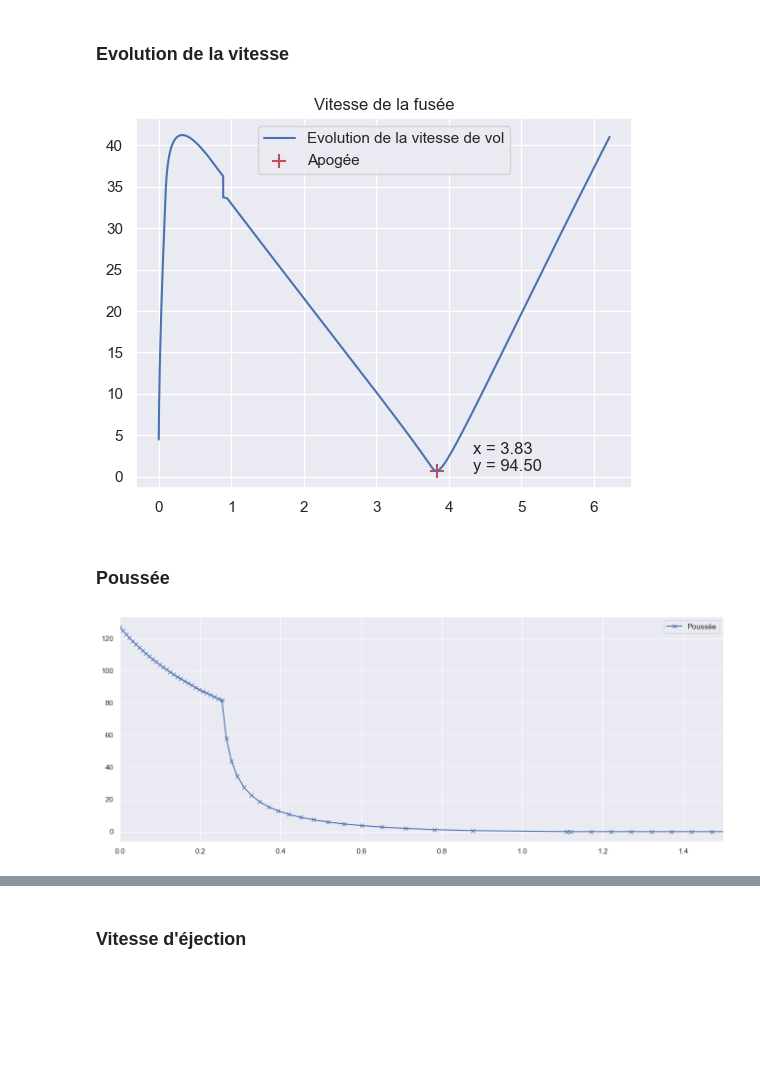
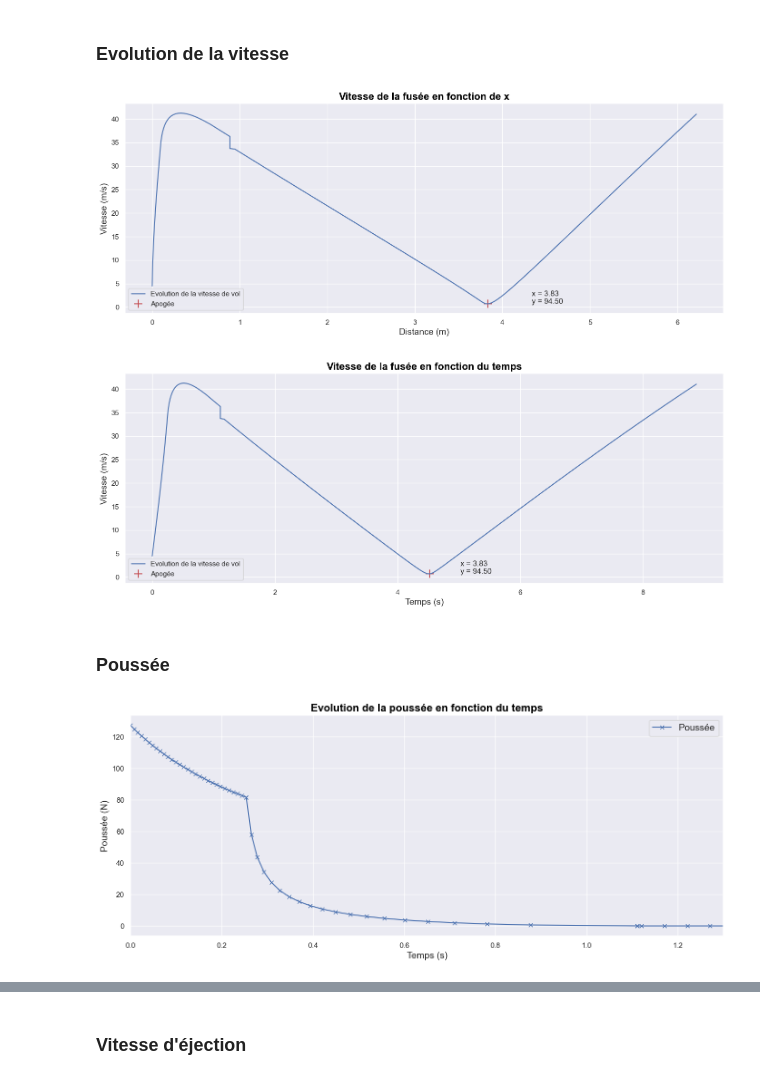
Before and after one commit to MohamedNennouche/Water-rocket-launch-simulator, a Jupyter notebook: draft.ipynb, the cells around one changed output, grey strips where cells are left out. Saved outputs shown, nothing was run; the diff lists cells and outputs as text; code cells hidden in the pictures; blank space fills up the shorter version.

```diff
--- a/draft.ipynb
+++ b/draft.ipynb
@@ -264,3 +264,24 @@ plt.show()
 # %% [output]
 <Figure size 640x480 with 0 Axes>
 [figure]
+# %%
+plt.figure()
+plt.figure(figsize=(15,6))
+plt.plot(calcul_reel["x(t)"],calcul_reel["y(t)"], label="Trajectoire de tir")
+plt.scatter(calcul_reel["x(t)"].loc[calcul_reel["y(t)"].argmax()],calcul_reel["y(t)"].loc[calcul_reel["y(t)"].argmax()], label='Apogée', marker="x", s=90, color=(0.25,0.25,0.5))
+plt.scatter(calcul_reel["x(t)"].loc[calcul_reel["Vitesse de la fusée"].argmax()],calcul_reel["y(t)"].loc[calcul_reel["Vitesse de la fusée"].argmax()], label='Vitesse max', marker="+", s=90, color=(0.1,0.5,0.1))
+plt.scatter(calcul_reel["x(t)"].loc[calcul_reel["Poussée"].argmax()],calcul_reel["y(t)"].loc[calcul_reel["Poussée"].argmax()], label='Poussée max', marker="x", s=90, color=(0.9,0.4,0.5))
+plt.scatter(calcul_reel["x(t)"].loc[calcul_reel["Accélération"].argmax()],calcul_reel["y(t)"].loc[calcul_reel["Accélération"].argmax()], label='Accélération max', marker="x", s=90, color=(0.3,0.4,0.5))
+
+plt.scatter(calcul_reel["x(t)"].loc[calcul_reel["Résistance de l'air"].argmax()],calcul_reel["y(t)"].loc[calcul_reel["Résistance de l'air"].argmax()], label="Résistance de l'air max", marker="2", s=90, color=(0.1,0.1,0.1))
+plt.legend()
+font = {'family': 'sans-serif',
+        'color':  'black',
+        'weight': 'bold',
+        'size': 16,
+        }
+plt.title("Trajectoire de vol avec les moments forts",fontdict=font)
+plt.xlabel("Distance (m)",fontsize=14)
+plt.ylabel("Hauteur (m)", fontsize=14)
+plt.savefig("./img/fig1.png",bbox_inches='tight')
+plt.show()
@@ -291,24 +306,47 @@ plt.show()
 # %% [markdown]
 ### Evolution de la vitesse
 # %%
-plt.figure()
+plt.figure(figsize=(17,6))
 plt.plot(calcul_reel["x(t)"],calcul_reel["Vitesse de la fusée"], label="Evolution de la vitesse de vol")
-plt.scatter(calcul_reel["x(t)"].loc[119],calcul_reel["Vitesse de la fusée"].loc[119], marker="+", label="Apogée", c="r", s=90)
+plt.scatter(calcul_reel["x(t)"].loc[119],calcul_reel["Vitesse de la fusée"].loc[119], marker="+", label="Apogée", c="r", s=150)
 x_cast = "{:.2f}".format(calcul_reel["x(t)"].loc[calcul_reel["y(t)"].argmax()])
 y_cast = "{:.2f}".format(calcul_reel["y(t)"].loc[calcul_reel["y(t)"].argmax()])
 plt.text(calcul_reel["x(t)"].loc[119]+0.5,calcul_reel["Vitesse de la fusée"].loc[119], "x = {}\ny = {}".format(x_cast,y_cast))
 plt.legend()
-plt.title("Vitesse de la fusée")
+plt.title("Vitesse de la fusée en fonction de x", fontdict=font)
+plt.xlabel("Distance (m)",fontsize=14)
+plt.ylabel("Vitesse (m/s)", fontsize=14)
+
+plt.savefig("./img/fig3.png", bbox_inches='tight')
 plt.show()
 # %% [output]
-[figure, old version]
+[figure, new version]
+# %%
+plt.figure(figsize=(17,6))
+plt.plot(calcul_reel["Temps"],calcul_reel["Vitesse de la fusée"], label="Evolution de la vitesse de vol")
+plt.scatter(calcul_reel["Temps"].loc[119],calcul_reel["Vitesse de la fusée"].loc[119], marker="+", label="Apogée", c="r", s=150)
+x_cast = "{:.2f}".format(calcul_reel["x(t)"].loc[calcul_reel["y(t)"].argmax()])
+y_cast = "{:.2f}".format(calcul_reel["y(t)"].loc[calcul_reel["y(t)"].argmax()])
+plt.text(calcul_reel["Temps"].loc[119]+0.5,calcul_reel["Vitesse de la fusée"].loc[119], "x = {}\ny = {}".format(x_cast,y_cast))
+plt.legend()
+plt.title("Vitesse de la fusée en fonction du temps", fontdict=font)
+plt.xlabel("Temps (s)",fontsize=14)
+plt.ylabel("Vitesse (m/s)", fontsize=14)
+plt.savefig("./img/fig4.png", bbox_inches='tight')
+plt.show()
+# %% [output]
+[figure, added]
 # %% [markdown]
 ### Poussée
 # %%
 plt.figure(figsize=(16,6))
 plt.plot(calcul_reel["Temps"],calcul_reel["Poussée"], marker = 'x', label="Poussée")
-plt.legend()
-plt.xlim(0,1.5)
+plt.title("Evolution de la poussée en fonction du temps", fontdict=font)
+plt.xlabel("Temps (s)",fontsize=14)
+plt.ylabel("Poussée (N)", fontsize=14)
+plt.legend(fontsize=14)
+plt.xlim(0,1.3)
+plt.savefig("./img/fig5.png",bbox_inches='tight')
 plt.show()
 # %% [output]
-[figure, old version]
+[figure, new version]
```
Also changed, not shown: parts of 9 cells of this notebook.
